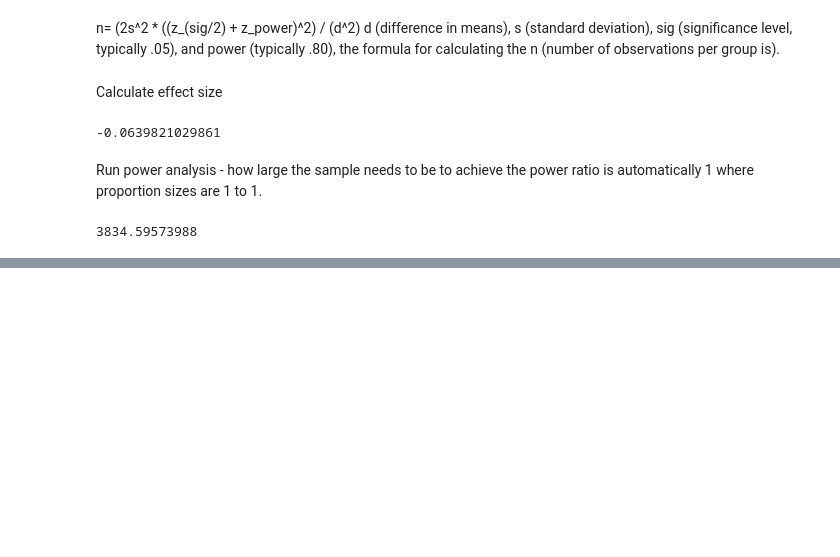
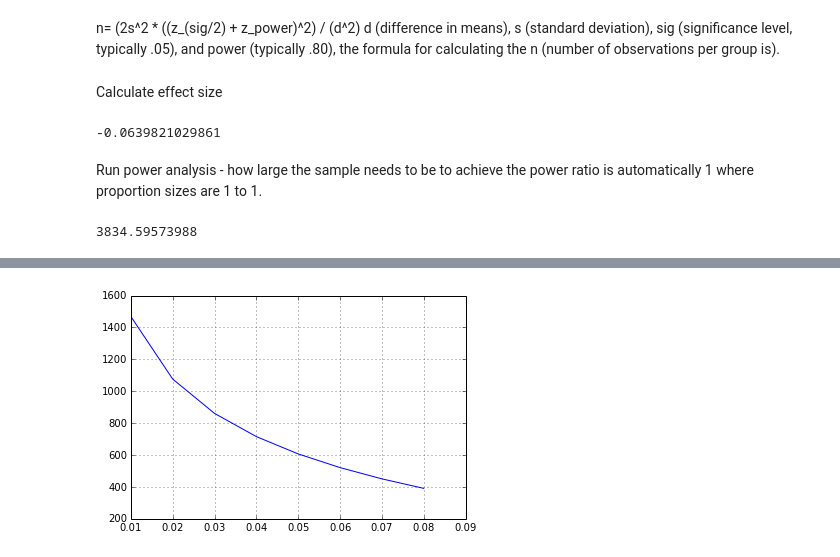
Before and after one commit to afcarl/MAB_Practice, a Jupyter notebook: MAB_WB.ipynb, the cells around one changed output, grey strips where cells are left out. Saved outputs shown, nothing was run; the diff lists cells and outputs as text; code cells hidden in the pictures; blank space fills up the shorter version.

```diff
--- a/MAB_WB.ipynb
+++ b/MAB_WB.ipynb
@@ -67,0 +64,4 @@ dtypes: object(18)
+# %%
+result.iloc[:,2].plot(kind="line");
+# %% [output]
+[figure, added]
```
Also changed, not shown: parts of 7 cells of this notebook.
